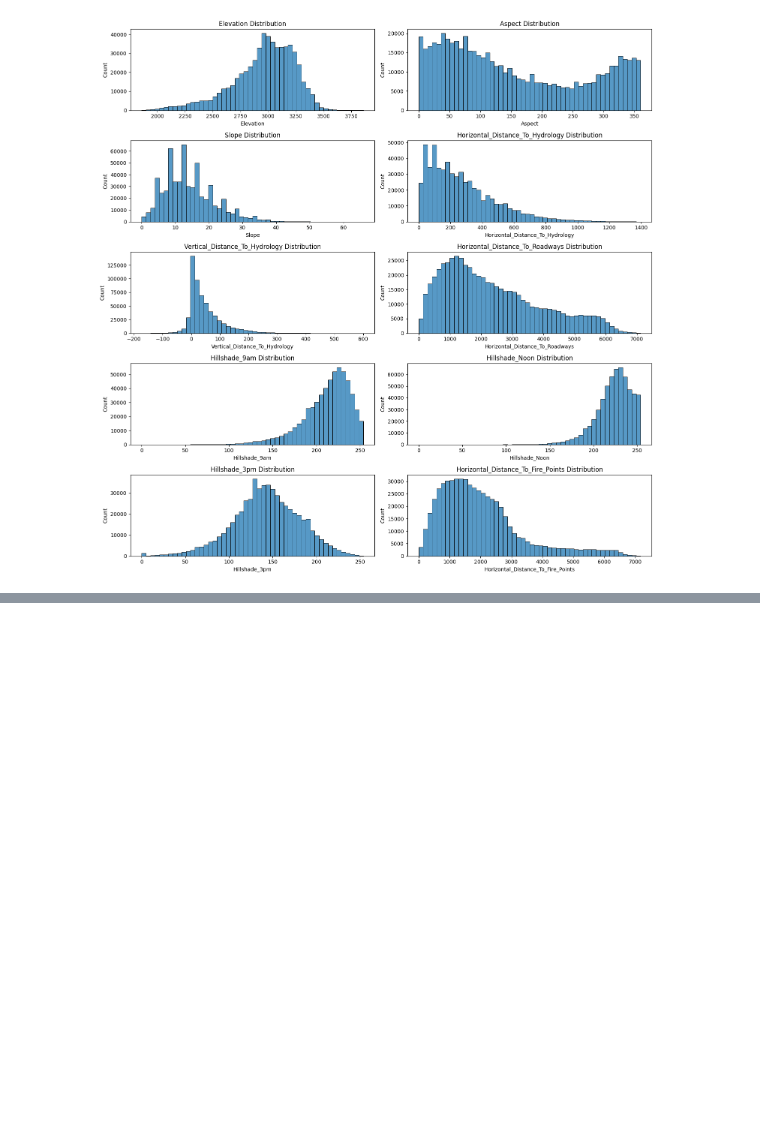
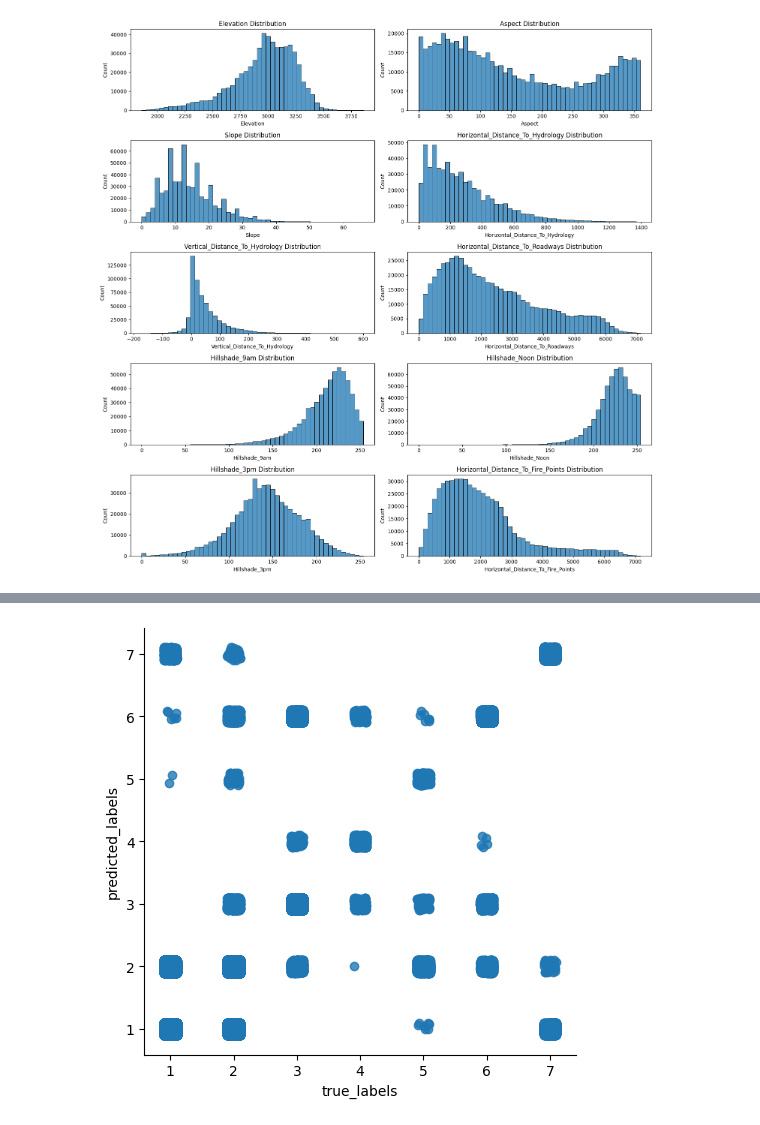
Before and after one commit to GALLP900/CodAcG_Github, a Jupyter notebook: Python_Projects/Neural Networks/dlsp-portfolio-starter-code/CoverType-classification.ipynb, the cells around one changed output, grey strips where cells are left out. Cells and saved outputs as stored; diff of their text form; code cells hidden in the pictures; blank space fills up the shorter version.

Commit message:
forest cover model results with keras sequential

```diff
--- a/Python_Projects/Neural Networks/dlsp-portfolio-starter-code/CoverType-classification.ipynb
+++ b/Python_Projects/Neural Networks/dlsp-portfolio-starter-code/CoverType-classification.ipynb
@@ -89,0 +101,9 @@ dist_cont_var(df, continuous_variables)
+# %%
+# one hot encoding for the class
+y_to_cat = to_categorical(df["class"], 8)
+# %%
+# split the data into train and test classes
+X_train, X_test, y_train, y_test = train_test_split(df.drop('class', axis=1),
+                                                    y_to_cat,
+                                                    test_size=0.2,
+                                                    random_state=42)
@@ -89,0 +145,10 @@ dist_cont_var(df, continuous_variables)
+# %%
+#fit the model
+history = model.fit(X_train,
+                    y_train,
+                    epochs=100,
+                    batch_size=32,
+                    validation_split=0.2,
+                    callbacks=[EarlyStopping(monitor='val_loss',
+                                             mode = "min",
+                                             patience=10)])
@@ -89,0 +181,11 @@ dist_cont_var(df, continuous_variables)
+# %%
+# Evaluate the model on the test data
+pred = model.predict(X_test)
+
+# Convert one-hot encoded labels back to their original form
+true_labels = np.argmax(y_test, axis=1)
+predicted_labels = np.argmax(pred, axis=1)
+
+# Classification report
+report = classification_report(true_labels, predicted_labels)
+print(report)
@@ -89,0 +207,16 @@ dist_cont_var(df, continuous_variables)
+# %%
+# create a dataframe for the predicted and true labels
+df_pred = pd.DataFrame(zip(true_labels, predicted_labels), columns=["true_labels", "predicted_labels"])
+df_pred["results"] = df_pred["true_labels"] == df_pred["predicted_labels"]
+
+
+sns.lmplot(data = df_pred,
+            x = "true_labels",
+            y="predicted_labels",
+            x_jitter=0.1,
+            y_jitter=0.1,
+            fit_reg=False)
+plt.show()
+plt.close()
+# %% [output]
+[figure, added]
```
Also changed, not shown: parts of 12 cells of this notebook.
